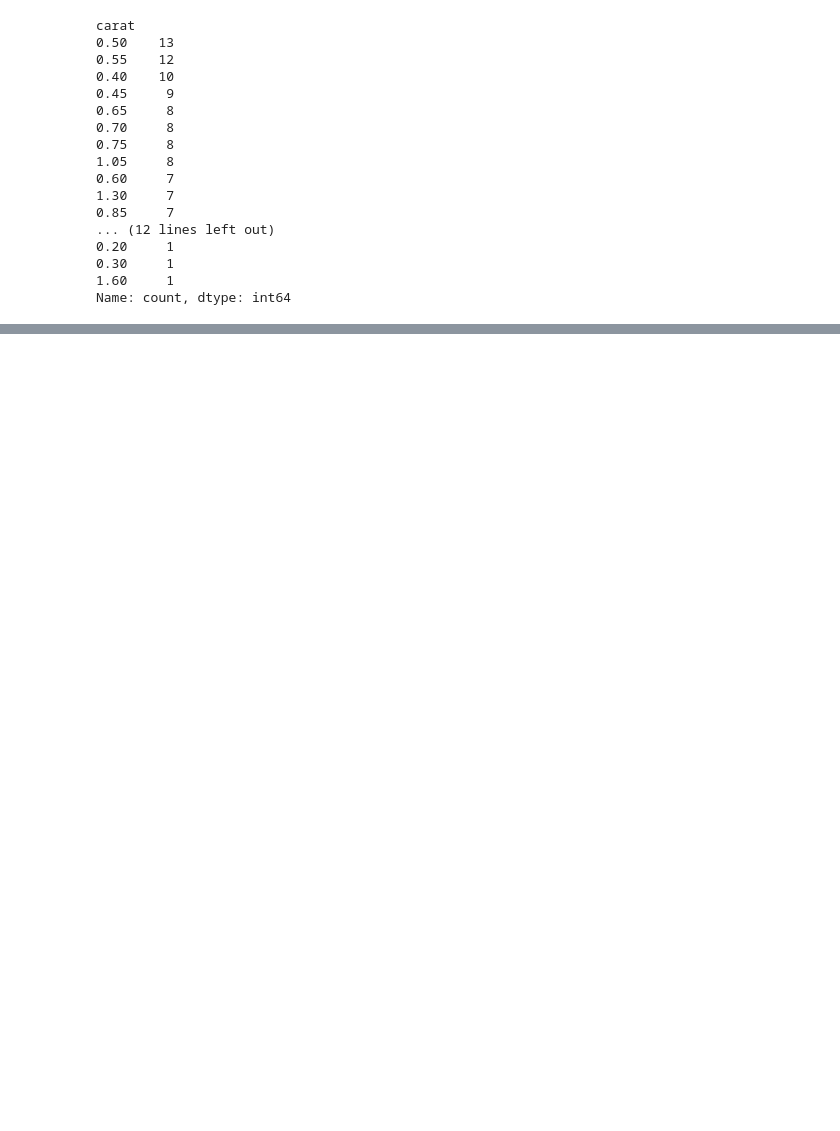
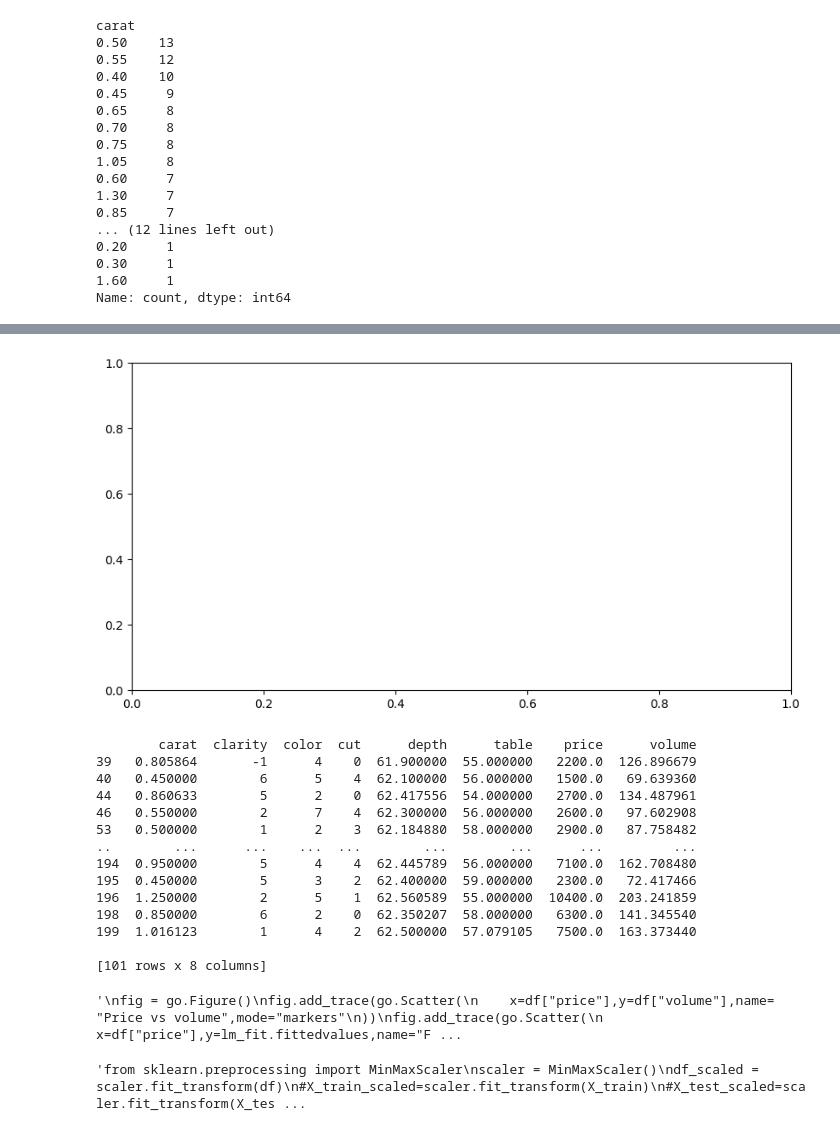
Before and after one commit to rgaw-pon/PAD-project, a Jupyter notebook: Untitled.ipynb, the cells around one changed output, grey strips where cells are left out. Drawn from its saved outputs; the diff is of its cells as text; code cells hidden in the pictures; blank space fills up the shorter version.

```diff
--- a/Untitled.ipynb
+++ b/Untitled.ipynb
@@ -97,0 +509,6 @@ Name: count, dtype: int64
+# %%
+lm = smf.ols(formula="price ~ volume ", data=df)
+
+lm_fit = lm.fit()
+
+print(lm_fit.summary())
@@ -97,0 +533,41 @@ Name: count, dtype: int64
+# %%
+import plotly.graph_objects as go
+
+fig, ax = plt.subplots(nrows=1, ncols=1, figsize=(10, 5))
+#ax.scatter(df["price"],df["volume"])
+#ax.scatter(df["price"], lm_fit.fittedvalues)
+#print(len(df["price"]))
+
+#print(len(lm_fit.fittedvalues))
+plt.show()
+
+print(df[df.duplicated(subset=["price"])==True])
+
+'''
+fig = go.Figure()
+fig.add_trace(go.Scatter(
+    x=df["price"],y=df["volume"],name= "Price vs volume",mode="markers"
+))
+fig.add_trace(go.Scatter(
+    x=df["price"],y=lm_fit.fittedvalues,name="Fitted regression line", mode="lines"
+))
+fig.update_layout(title="Title",xaxis_title="Price",yaxis_title="Volume")
+'''
+#fig.show()
+# %% [output]
+[figure, added]
+        carat  clarity  color  cut      depth      table    price      volume
+39   0.805864       -1      4    0  61.900000  55.000000   2200.0  126.896679
+40   0.450000        6      5    4  62.100000  56.000000   1500.0   69.639360
+44   0.860633        5      2    0  62.417556  54.000000   2700.0  134.487961
+46   0.550000        2      7    4  62.300000  56.000000   2600.0   97.602908
+53   0.500000        1      2    3  62.184880  58.000000   2900.0   87.758482
+..        ...      ...    ...  ...        ...        ...      ...         ...
+194  0.950000        5      4    4  62.445789  56.000000   7100.0  162.708480
+195  0.450000        5      3    2  62.400000  59.000000   2300.0   72.417466
+196  1.250000        2      5    1  62.560589  55.000000  10400.0  203.241859
+198  0.850000        6      2    0  62.350207  58.000000   6300.0  141.345540
+199  1.016123        1      4    2  62.500000  57.079105   7500.0  163.373440
+
+[101 rows x 8 columns]
+'\nfig = go.Figure()\nfig.add_trace(go.Scatter(\n    x=df["price"],y=df["volume"],name= "Price vs volume",mode="markers"\n))\nfig.add_trace(go.Scatter(\n    x=df["price"],y=lm_fit.fittedvalues,name="F ...
@@ -97,0 +584,30 @@ Name: count, dtype: int64
+# %%
+'''from sklearn.preprocessing import MinMaxScaler
+scaler = MinMaxScaler()
+df_scaled = scaler.fit_transform(df)
+#X_train_scaled=scaler.fit_transform(X_train)
+#X_test_scaled=scaler.fit_transform(X_test)
+#y_train_scaled=scaler.fit_transform(X_train)
+#y_test_scaled=scaler.fit_transform(X_test)
+
+lm = smf.ols(formula="price ~ carat+clarity+color+cut+xdimension+ydimension+zdimension+depth+table", data=df)
+
+lm_fit = lm.fit()
+
+fig, (ax1, ax2) = plt.subplots(1, 2, figsize=(12, 6))
+df.plot(kind='scatter', y='price', x='features', ax=ax1)
+
+x_plot = np.linspace(df.price.min(), df.price.max(), 100)
+X_plot = patsy.dmatrix(" ~ 1 + carat + clarity + color + cut + depth + table", data={"carat + +clarity + color + cut + depth + table": x_plot}, return_type='dataframe')
+y_plot = lm_fit.predict(X_plot)
+
+ax1.plot(x_plot, y_plot)
+
+#ax2.scatter(df.chas, lm_fit.resid)
+#ax2.axhline(0, linestyle='--', color='k')
+ax2.set_xlabel('price')
+ax2.set_ylabel('residual')
+
+print(lm_fit.summary())'''
+# %% [output]
+'from sklearn.preprocessing import MinMaxScaler\nscaler = MinMaxScaler()\ndf_scaled = scaler.fit_transform(df)\n#X_train_scaled=scaler.fit_transform(X_train)\n#X_test_scaled=scaler.fit_transform(X_tes ...
```
Also changed, not shown: parts of 28 cells of this notebook.
